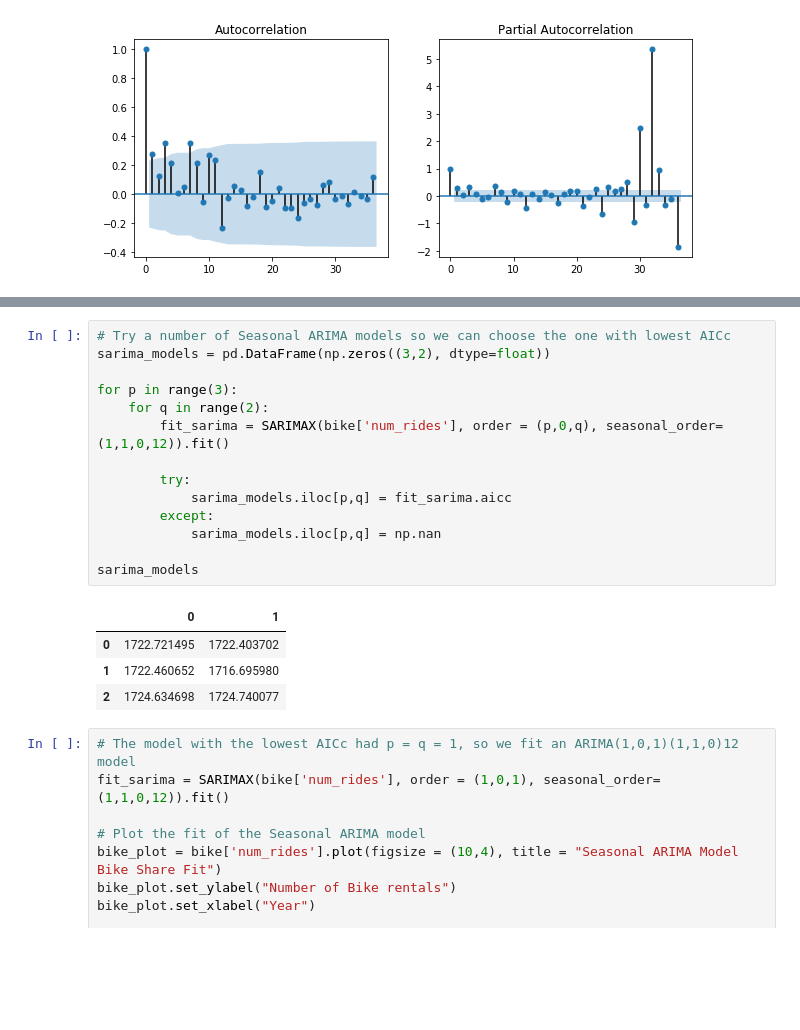
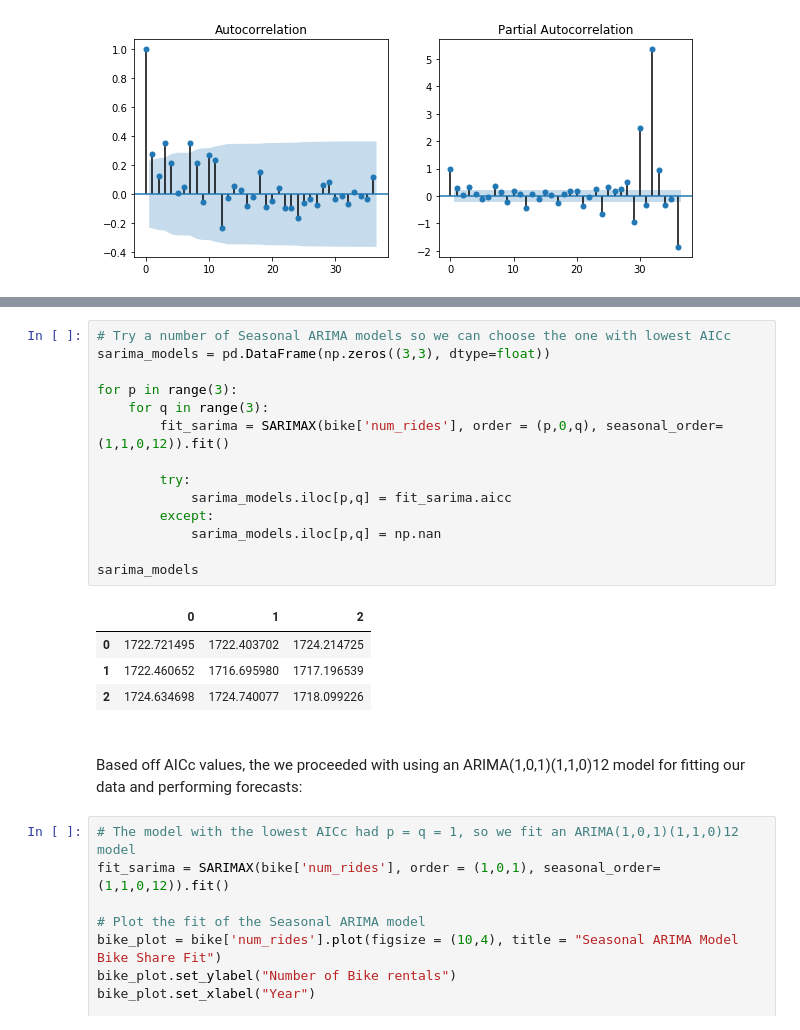
Before and after one commit to Christopher-Liu/bikeshare-ts-analysis, a Jupyter notebook: bikeshare_ts_proj.ipynb, the cells around one changed output, grey strips where cells are left out. Saved outputs shown, nothing was run; the diff lists cells and outputs as text; blank space fills up the shorter version.

Commit message:
Added in paragraphs about model selection for SARIMA

```diff
--- a/bikeshare_ts_proj.ipynb
+++ b/bikeshare_ts_proj.ipynb
@@ -233,22 +239,26 @@ fig = sm.graphics.tsa.plot_pacf(bike['seasonal_diff'].iloc[12:], lags=36, ax=axe
 # %%
 # Try a number of Seasonal ARIMA models so we can choose the one with lowest AICc
-sarima_models = pd.DataFrame(np.zeros((3,2), dtype=float))
+sarima_models = pd.DataFrame(np.zeros((3,3), dtype=float))
 
 for p in range(3):
-    for q in range(2):
+    for q in range(3):
         fit_sarima = SARIMAX(bike['num_rides'], order = (p,0,q), seasonal_order=(1,1,0,12)).fit()
 
         try:
             sarima_models.iloc[p,q] = fit_sarima.aicc
         except:
             sarima_models.iloc[p,q] = np.nan
 
 sarima_models
 # %% [output]
-|  | 0 | 1 |
-| 0 | 1722.721495 | 1722.403702 |
-| 1 | 1722.460652 | 1716.695980 |
-| 2 | 1724.634698 | 1724.740077 |
+|  | 0 | 1 | 2 |
+| 0 | 1722.721495 | 1722.403702 | 1724.214725 |
+| 1 | 1722.460652 | 1716.695980 | 1717.196539 |
+| 2 | 1724.634698 | 1724.740077 | 1718.099226 |
+# %% [markdown]
+<br>
+
+Based off AICc values, the we proceeded with using an ARIMA(1,0,1)(1,1,0)12 model for fitting our data and performing forecasts:
 # %%
 # The model with the lowest AICc had p = q = 1, so we fit an ARIMA(1,0,1)(1,1,0)12 model
 fit_sarima = SARIMAX(bike['num_rides'], order = (1,0,1), seasonal_order=(1,1,0,12)).fit()
```
Also changed, not shown: parts of 1 cell of this notebook.
